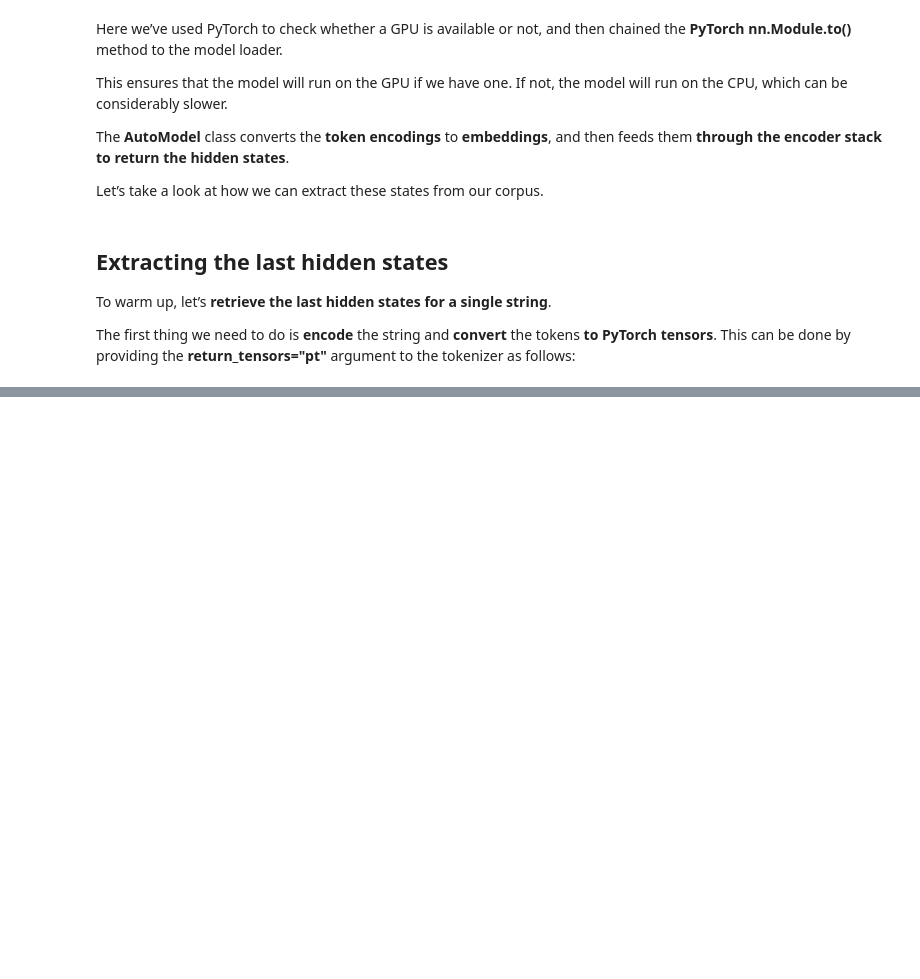
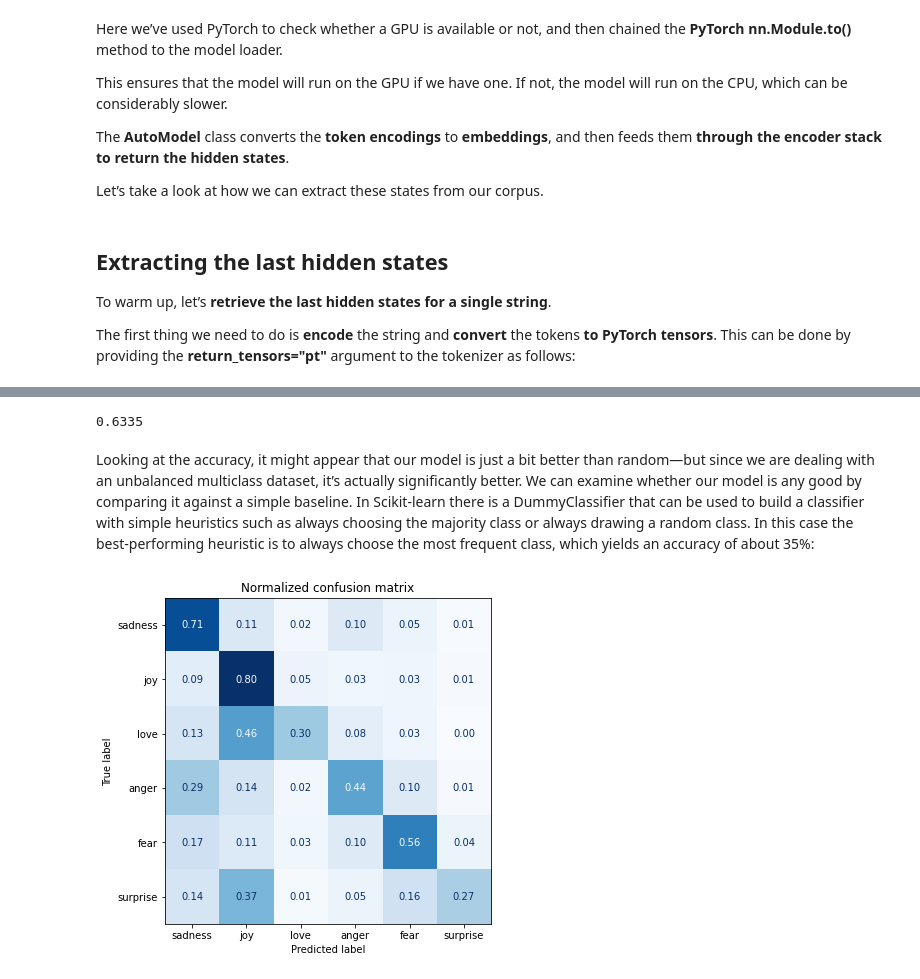
Before and after one commit to jezdaviesrepo/nlp, a Jupyter notebook: text_to_tokens.ipynb, the cells around one changed output, grey strips where cells are left out. Drawn from its saved outputs; the diff is of its cells as text; code cells hidden in the pictures; blank space fills up the shorter version.

```diff
--- a/text_to_tokens.ipynb
+++ b/text_to_tokens.ipynb
@@ -245,0 +424,26 @@ inputs
+# %%
+from sklearn.linear_model import LogisticRegression
+
+# We increase `max_iter` to guarantee convergence
+lr_clf = LogisticRegression(max_iter=3000)
+lr_clf.fit(X_train, y_train)
+lr_clf.score(X_valid, y_valid)
+# %% [output]
+0.6335
+# %% [markdown]
+Looking at the accuracy, it might appear that our model is just a bit better than random—but since we are dealing with an unbalanced multiclass dataset, it’s actually significantly better. We can examine whether our model is any good by comparing it against a simple baseline. In Scikit-learn there is a DummyClassifier that can be used to build a classifier with simple heuristics such as always choosing the majority class or always drawing a random class. In this case the best-performing heuristic is to always choose the most frequent class, which yields an accuracy of about 35%:
+# %%
+from sklearn.metrics import ConfusionMatrixDisplay, confusion_matrix
+
+def plot_confusion_matrix(y_preds, y_true, labels):
+    cm = confusion_matrix(y_true, y_preds, normalize="true")
+    fig, ax = plt.subplots(figsize=(6, 6))
+    disp = ConfusionMatrixDisplay(confusion_matrix=cm, display_labels=labels)
+    disp.plot(cmap="Blues", values_format=".2f", ax=ax, colorbar=False)
+    plt.title("Normalized confusion matrix")
+    plt.show()
+
+y_preds = lr_clf.predict(X_valid)
+plot_confusion_matrix(y_preds, y_valid, labels)
+# %% [output]
+[figure, added]
```
Also changed, not shown: parts of 35 cells of this notebook.
